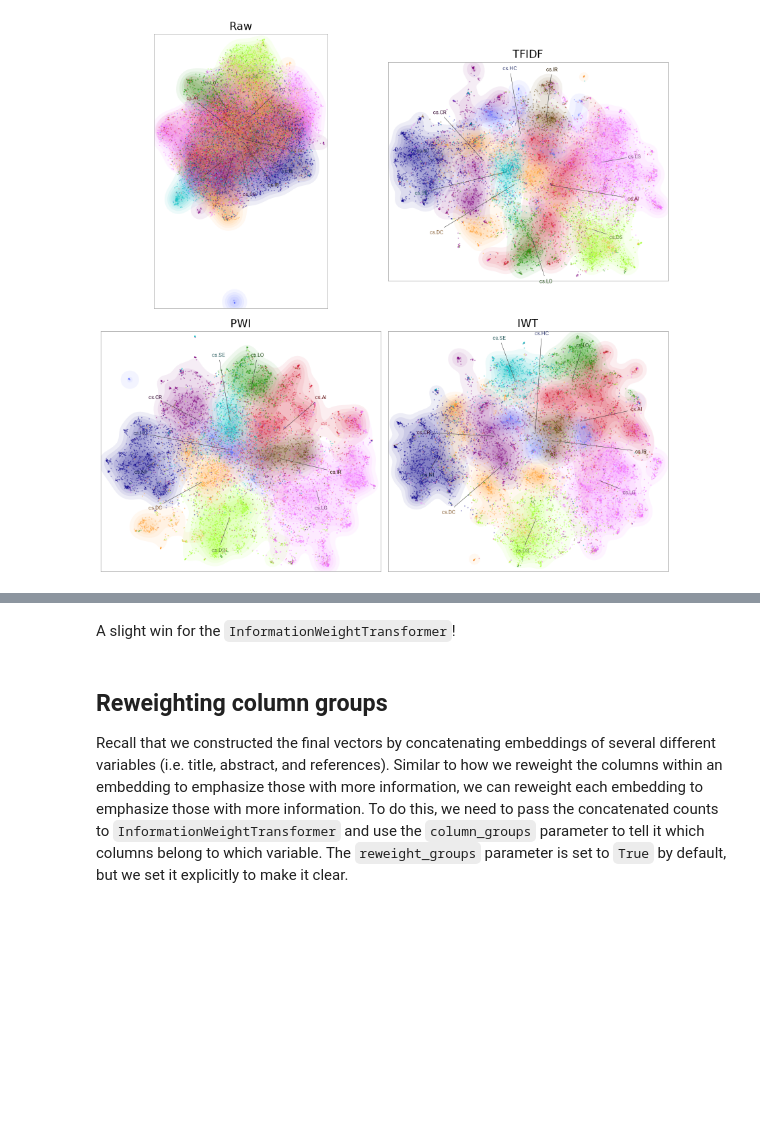
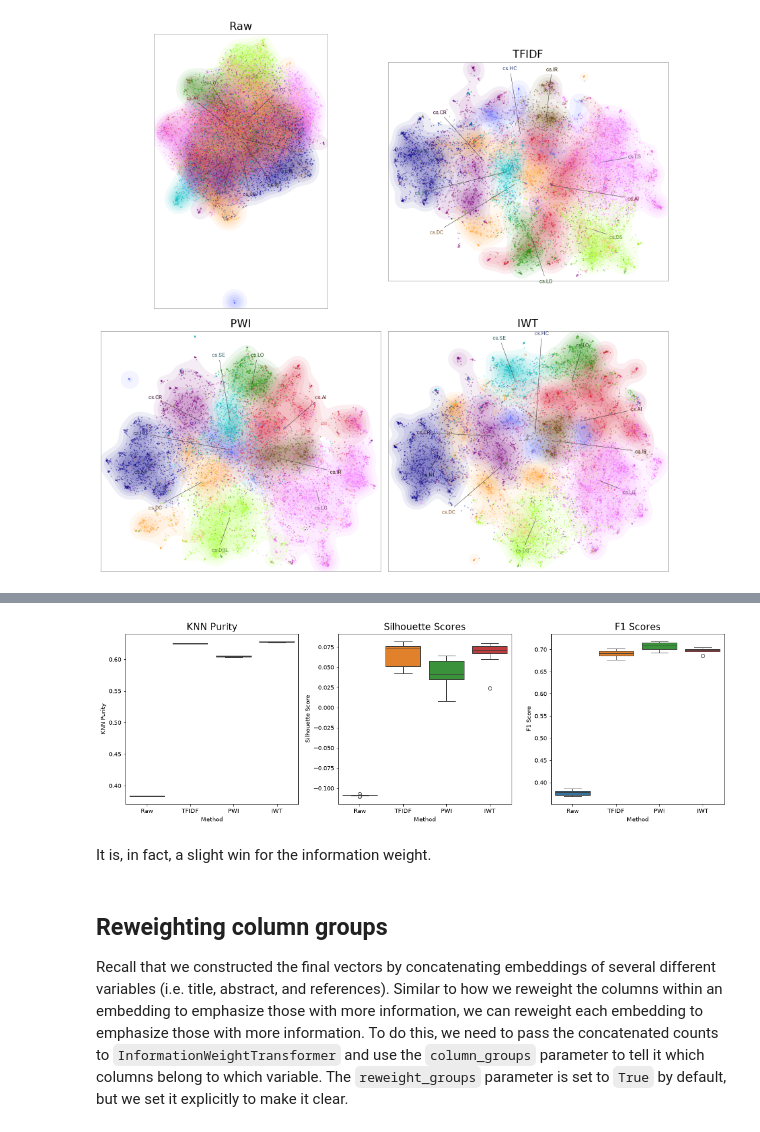
Before and after one commit to ryandewolfe33/infoweight, a Jupyter notebook: docs/papers.ipynb, the cells around one changed output, grey strips where cells are left out. Saved outputs shown, nothing was run; the diff lists cells and outputs as text; code cells hidden in the pictures; blank space fills up the shorter version.

```diff
--- a/docs/papers.ipynb
+++ b/docs/papers.ipynb
@@ -285,5 +333,43 @@ IWT  |      0.628 |      0.079
+# %%
+fig, axs = plt.subplots(1, 3, figsize=(15, 5))
+sns.boxplot(
+    data=quantative_results[quantative_results["Score"] == "Purity"],
+    y="Value",
+    x="Name",
+    hue="Name",
+    ax=axs[0],
+)
+axs[0].set_title("KNN Purity", fontsize=16)
+axs[0].set_ylabel("KNN Purity")
+axs[0].set_xlabel("Method")
+
+sns.boxplot(
+    data=quantative_results[quantative_results["Score"] == "Silhouette"],
+    y="Value",
+    x="Name",
+    hue="Name",
+    ax=axs[1],
+)
+axs[1].set_title("Silhouette Scores", fontsize=16)
+axs[1].set_ylabel("Silhouette Score")
+axs[1].set_xlabel("Method")
+
+sns.boxplot(
+    data=quantative_results[quantative_results["Score"] == "F1"],
+    y="Value",
+    x="Name",
+    hue="Name",
+    ax=axs[2],
+)
+axs[2].set_title("F1 Scores", fontsize=16)
+axs[2].set_ylabel("F1 Score")
+axs[2].set_xlabel("Method")
+
+fig.tight_layout()
+# %% [output]
+[figure, added]
 # %% [markdown]
-A slight win for the `InformationWeightTransformer`!
+It is, in fact, a slight win for the information weight.
 # %% [markdown]
 ## Reweighting column groups
 
```
Also changed, not shown: parts of 28 cells of this notebook, 5 other files.
